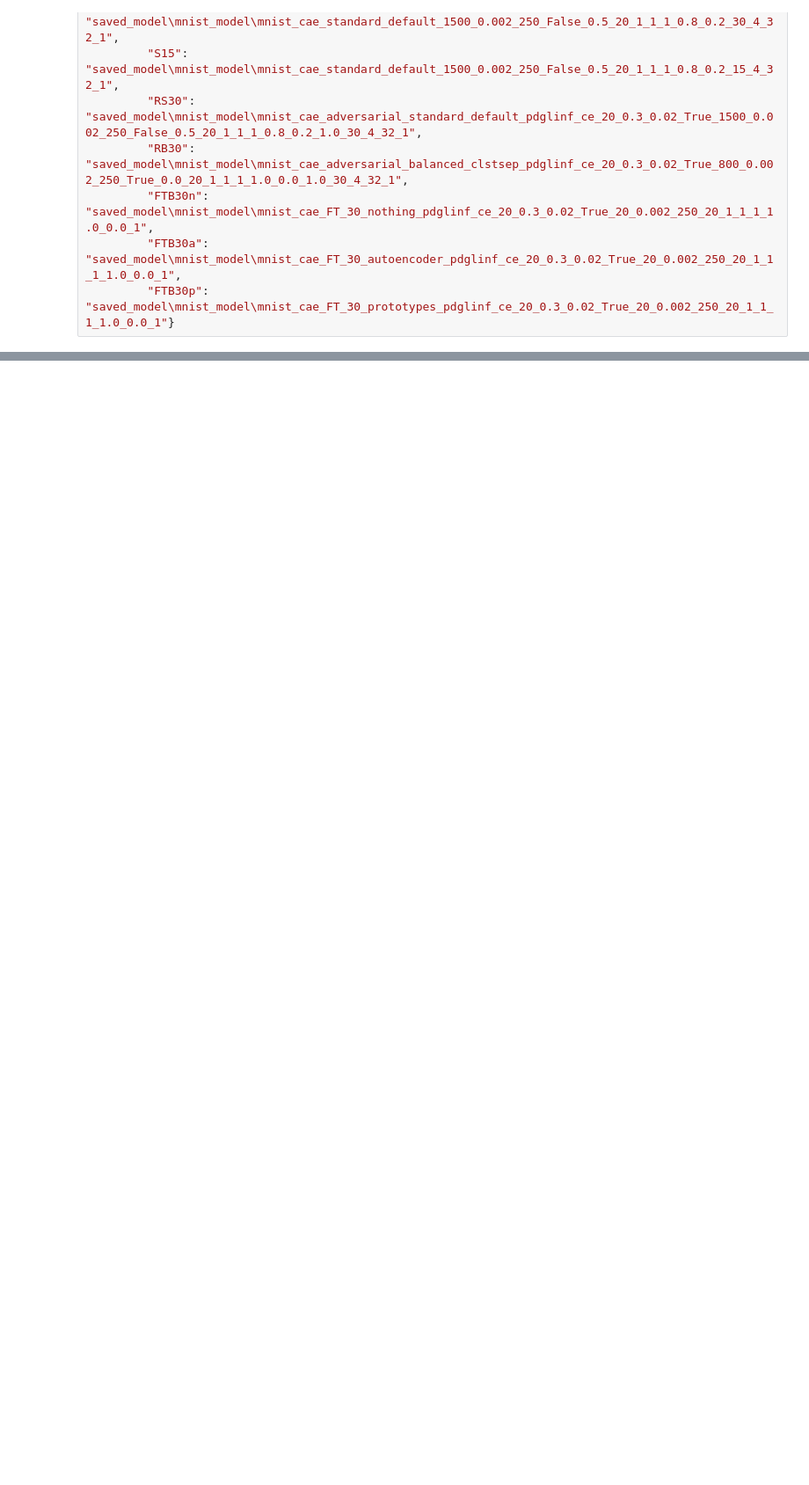
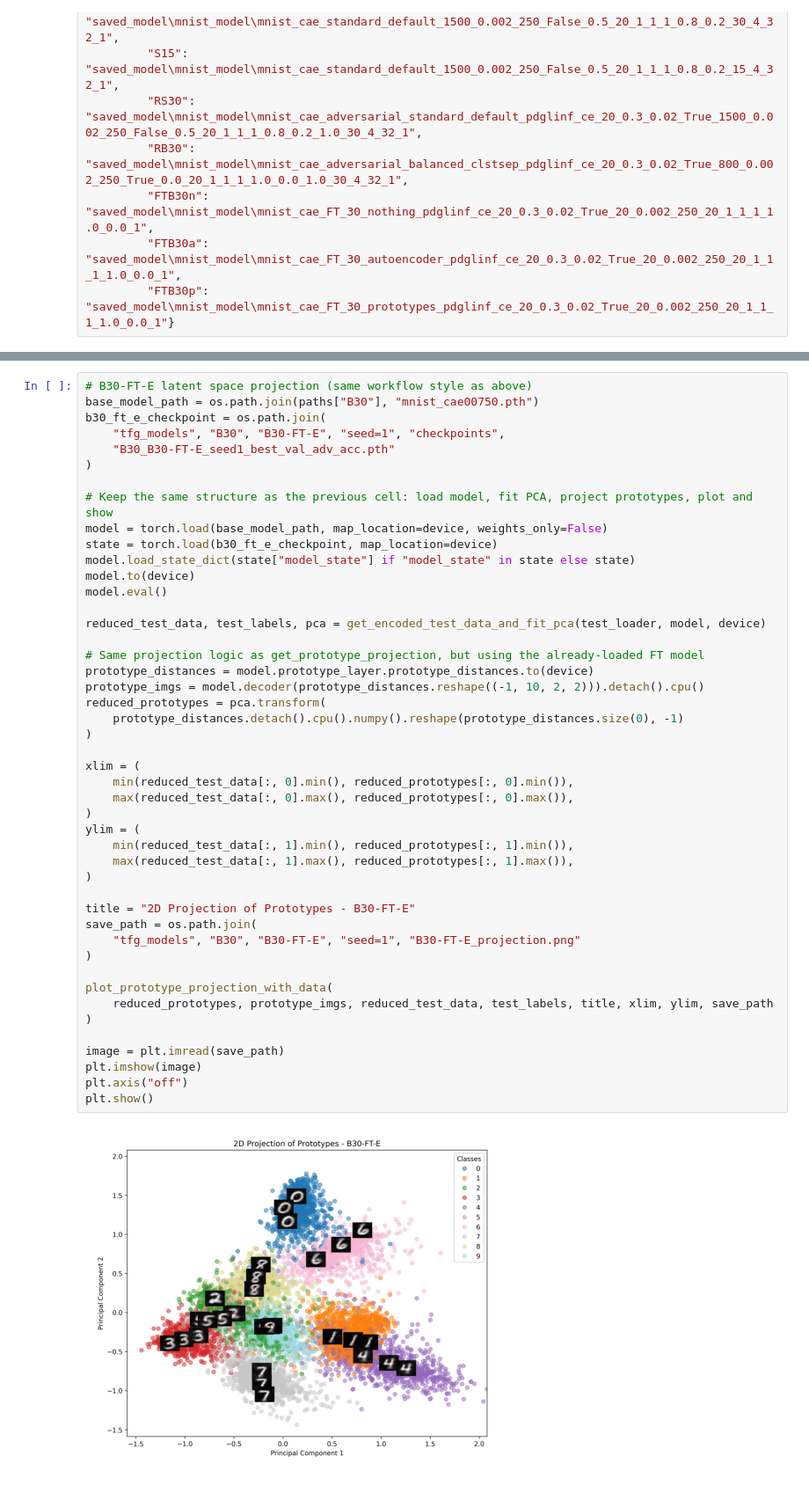
Before and after one commit to hugorecio-7/Praktikak-PrototypeDNN-Robustness-main, a Jupyter notebook: View_FineTune.ipynb, the cells around one changed output, grey strips where cells are left out. Shown at 88% size. Drawn from its saved outputs; the diff is of its cells as text; blank space fills up the shorter version.

```diff
--- a/View_FineTune.ipynb
+++ b/View_FineTune.ipynb
@@ -98,0 +103,48 @@ for idx, model_file in enumerate(specific_models):
+# %%
+# B30-FT-E latent space projection (same workflow style as above)
+base_model_path = os.path.join(paths["B30"], "mnist_cae00750.pth")
+b30_ft_e_checkpoint = os.path.join(
+    "tfg_models", "B30", "B30-FT-E", "seed=1", "checkpoints",
+    "B30_B30-FT-E_seed1_best_val_adv_acc.pth"
+)
+
+# Keep the same structure as the previous cell: load model, fit PCA, project prototypes, plot and show
+model = torch.load(base_model_path, map_location=device, weights_only=False)
+state = torch.load(b30_ft_e_checkpoint, map_location=device)
+model.load_state_dict(state["model_state"] if "model_state" in state else state)
+model.to(device)
+model.eval()
+
+reduced_test_data, test_labels, pca = get_encoded_test_data_and_fit_pca(test_loader, model, device)
+
+# Same projection logic as get_prototype_projection, but using the already-loaded FT model
+prototype_distances = model.prototype_layer.prototype_distances.to(device)
+prototype_imgs = model.decoder(prototype_distances.reshape((-1, 10, 2, 2))).detach().cpu()
+reduced_prototypes = pca.transform(
+    prototype_distances.detach().cpu().numpy().reshape(prototype_distances.size(0), -1)
+)
+
+xlim = (
+    min(reduced_test_data[:, 0].min(), reduced_prototypes[:, 0].min()),
+    max(reduced_test_data[:, 0].max(), reduced_prototypes[:, 0].max()),
+)
+ylim = (
+    min(reduced_test_data[:, 1].min(), reduced_prototypes[:, 1].min()),
+    max(reduced_test_data[:, 1].max(), reduced_prototypes[:, 1].max()),
+)
+
+title = "2D Projection of Prototypes - B30-FT-E"
+save_path = os.path.join(
+    "tfg_models", "B30", "B30-FT-E", "seed=1", "B30-FT-E_projection.png"
+)
+
+plot_prototype_projection_with_data(
+    reduced_prototypes, prototype_imgs, reduced_test_data, test_labels, title, xlim, ylim, save_path
+)
+
+image = plt.imread(save_path)
+plt.imshow(image)
+plt.axis("off")
+plt.show()
+# %% [output]
+[figure, added]
```
Also changed, not shown: parts of 4 cells of this notebook, 6 other files.
